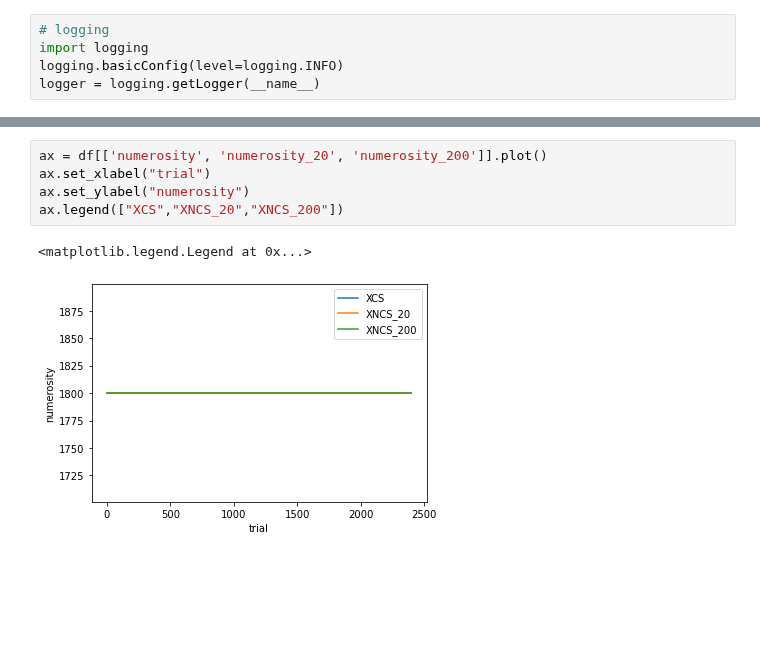
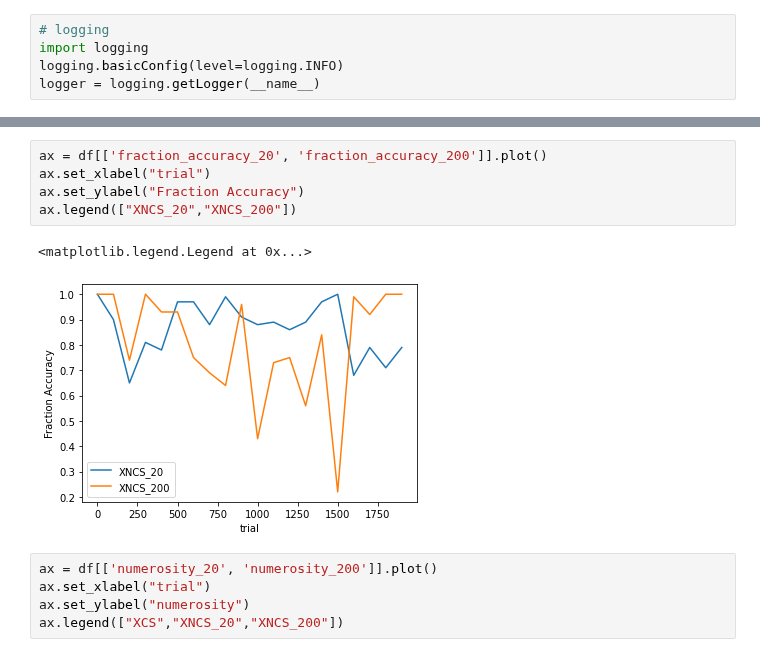
Before and after one commit to ParrotPrediction/pyalcs-experiments, a Jupyter notebook: XCS_Experiments/XCS_XNCS_Woods1.ipynb, the cells around one changed output, grey strips where cells are left out. Saved outputs shown, nothing was run; the diff lists cells and outputs as text; blank space fills up the shorter version.

```diff
--- a/XCS_Experiments/XCS_XNCS_Woods1.ipynb
+++ b/XCS_Experiments/XCS_XNCS_Woods1.ipynb
@@ -266,11 +202,16 @@ ax.legend(["XCS","XNCS_20","XNCS_200"])
+# %%
+ax = df[['fraction_accuracy_20', 'fraction_accuracy_200']].plot()
+ax.set_xlabel("trial")
+ax.set_ylabel("Fraction Accuracy")
+ax.legend(["XNCS_20","XNCS_200"])
+# %% [output]
+<matplotlib.legend.Legend at 0x...>
+[figure, added]
 # %%
-ax = df[['numerosity', 'numerosity_20', 'numerosity_200']].plot()
+ax = df[['numerosity_20', 'numerosity_200']].plot()
 ax.set_xlabel("trial")
 ax.set_ylabel("numerosity")
 ax.legend(["XCS","XNCS_20","XNCS_200"])
-# %% [output]
-<matplotlib.legend.Legend at 0x...>
-[figure, removed]
 # %%
 ax = df[['steps_in_trial', 'steps_in_trial_20', 'steps_in_trial_200']].plot()
 ax.set_xlabel("trial")
```
Also changed, not shown: parts of 8 cells of this notebook, 4 other files.
